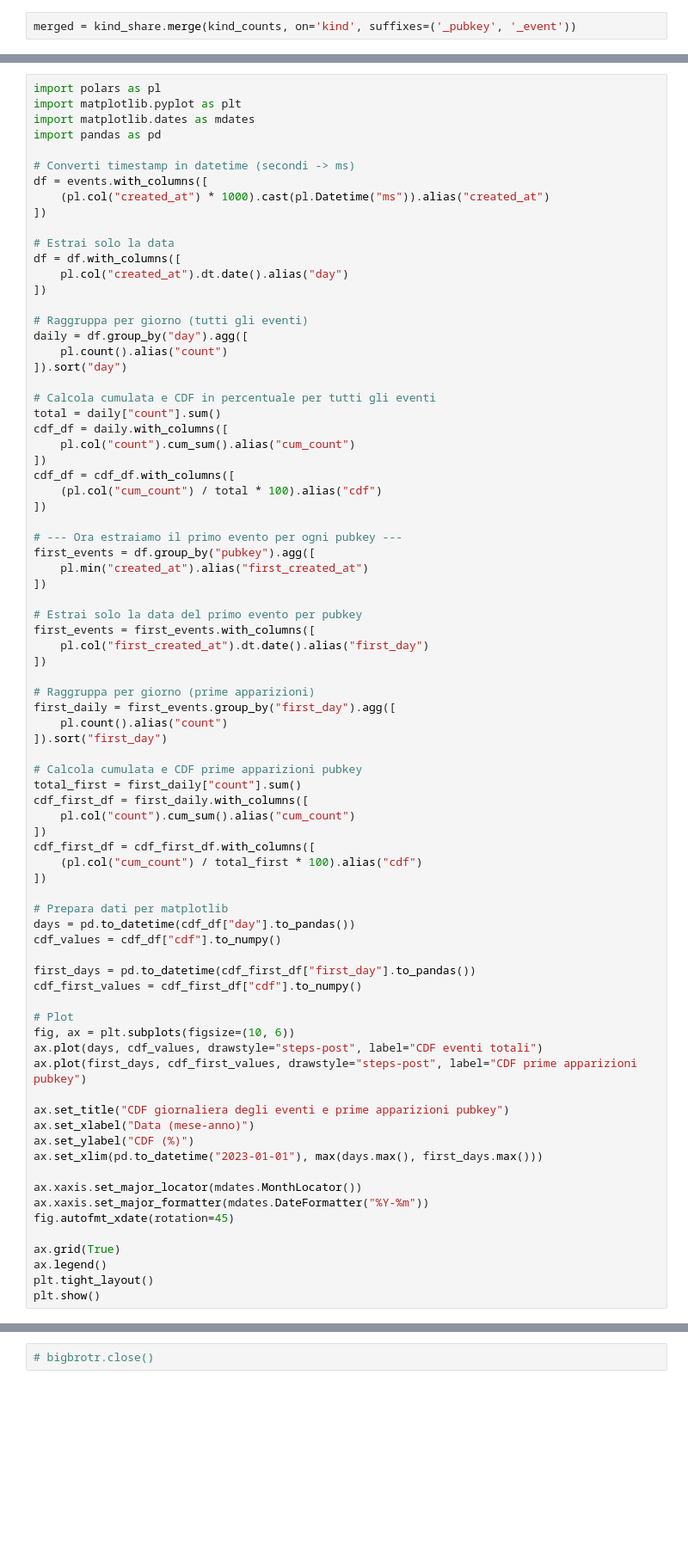
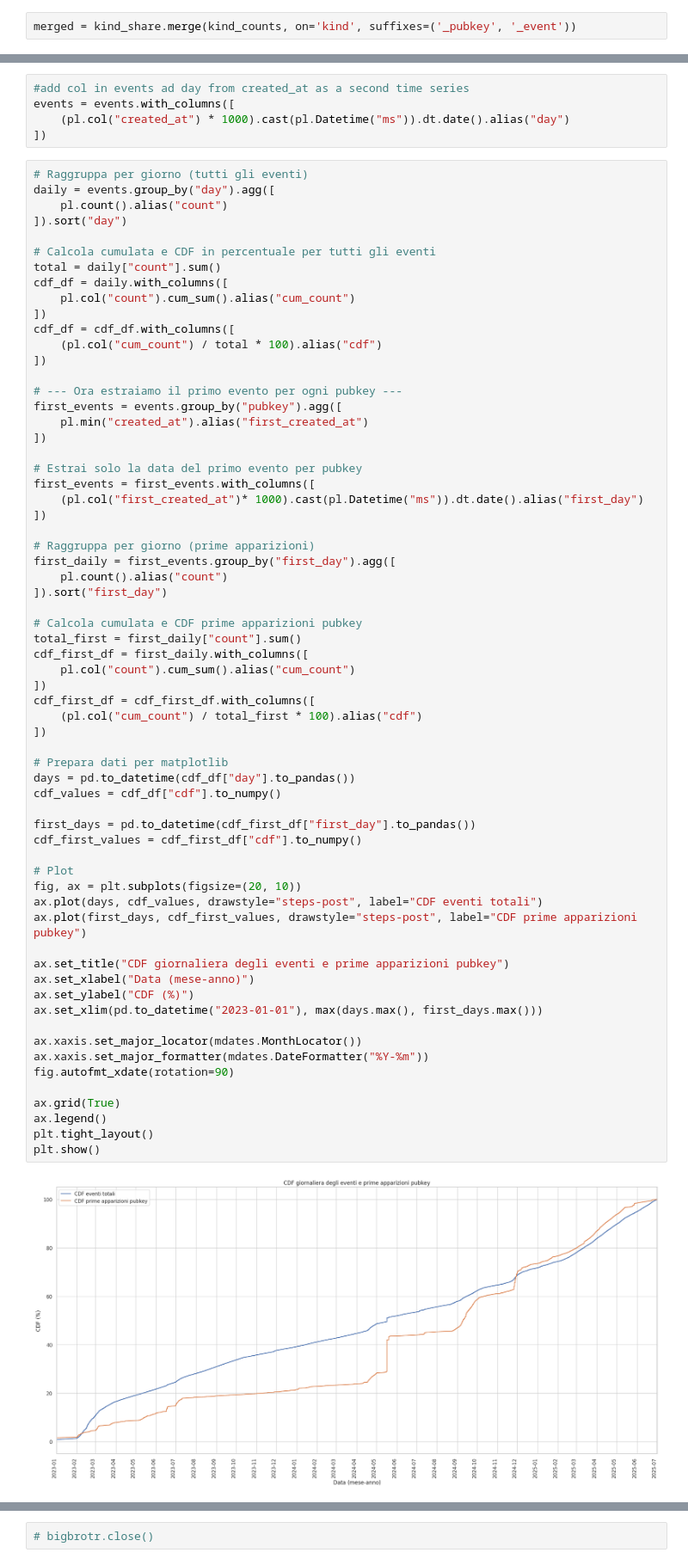
Before and after one commit to Bigbrotr/analysis, a Jupyter notebook: analysis/src/events_overview.ipynb, the cells around one changed output, grey strips where cells are left out. Shown: that part at 86% size. Saved outputs shown, nothing was run; the diff lists cells and outputs as text; blank space fills up the shorter version.

```diff
--- a/analysis/src/events_overview.ipynb
+++ b/analysis/src/events_overview.ipynb
@@ -438,21 +542,11 @@ foo(sets)
+# %%
+#add col in events ad day from created_at as a second time series
+events = events.with_columns([
+    (pl.col("created_at") * 1000).cast(pl.Datetime("ms")).dt.date().alias("day")
+])
 # %%
-import polars as pl
-import matplotlib.pyplot as plt
-import matplotlib.dates as mdates
-import pandas as pd
-
-# Converti timestamp in datetime (secondi -> ms)
-df = events.with_columns([
-    (pl.col("created_at") * 1000).cast(pl.Datetime("ms")).alias("created_at")
-])
-
-# Estrai solo la data
-df = df.with_columns([
-    pl.col("created_at").dt.date().alias("day")
-])
-
 # Raggruppa per giorno (tutti gli eventi)
-daily = df.group_by("day").agg([
+daily = events.group_by("day").agg([
     pl.count().alias("count")
 ]).sort("day")
 
@@ -466,13 +560,13 @@ cdf_df = cdf_df.with_columns([
 ])
 
 # --- Ora estraiamo il primo evento per ogni pubkey ---
-first_events = df.group_by("pubkey").agg([
+first_events = events.group_by("pubkey").agg([
     pl.min("created_at").alias("first_created_at")
 ])
 
 # Estrai solo la data del primo evento per pubkey
 first_events = first_events.with_columns([
-    pl.col("first_created_at").dt.date().alias("first_day")
+    (pl.col("first_created_at")* 1000).cast(pl.Datetime("ms")).dt.date().alias("first_day")
 ])
 
 # Raggruppa per giorno (prime apparizioni)
@@ -485,32 +579,34 @@ total_first = first_daily["count"].sum()
 cdf_first_df = first_daily.with_columns([
     pl.col("count").cum_sum().alias("cum_count")
 ])
 cdf_first_df = cdf_first_df.with_columns([
     (pl.col("cum_count") / total_first * 100).alias("cdf")
 ])
 
 # Prepara dati per matplotlib
 days = pd.to_datetime(cdf_df["day"].to_pandas())
 cdf_values = cdf_df["cdf"].to_numpy()
 
 first_days = pd.to_datetime(cdf_first_df["first_day"].to_pandas())
 cdf_first_values = cdf_first_df["cdf"].to_numpy()
 
 # Plot
-fig, ax = plt.subplots(figsize=(10, 6))
+fig, ax = plt.subplots(figsize=(20, 10))
 ax.plot(days, cdf_values, drawstyle="steps-post", label="CDF eventi totali")
 ax.plot(first_days, cdf_first_values, drawstyle="steps-post", label="CDF prime apparizioni pubkey")
 
 ax.set_title("CDF giornaliera degli eventi e prime apparizioni pubkey")
 ax.set_xlabel("Data (mese-anno)")
 ax.set_ylabel("CDF (%)")
 ax.set_xlim(pd.to_datetime("2023-01-01"), max(days.max(), first_days.max()))
 
 ax.xaxis.set_major_locator(mdates.MonthLocator())
 ax.xaxis.set_major_formatter(mdates.DateFormatter("%Y-%m"))
-fig.autofmt_xdate(rotation=45)
+fig.autofmt_xdate(rotation=90)
 
 ax.grid(True)
 ax.legend()
 plt.tight_layout()
 plt.show()
+# %% [output]
+[figure, added]
```
Also changed, not shown: parts of 13 cells of this notebook, 5 other files.
